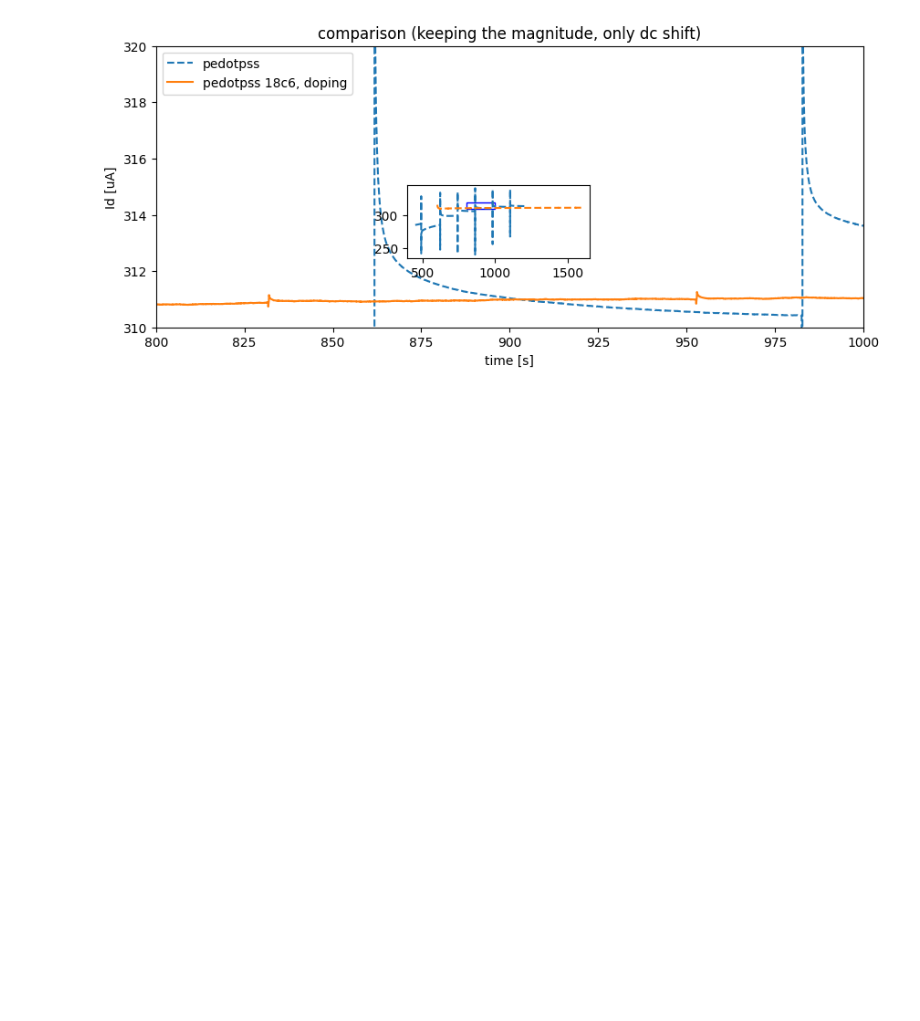
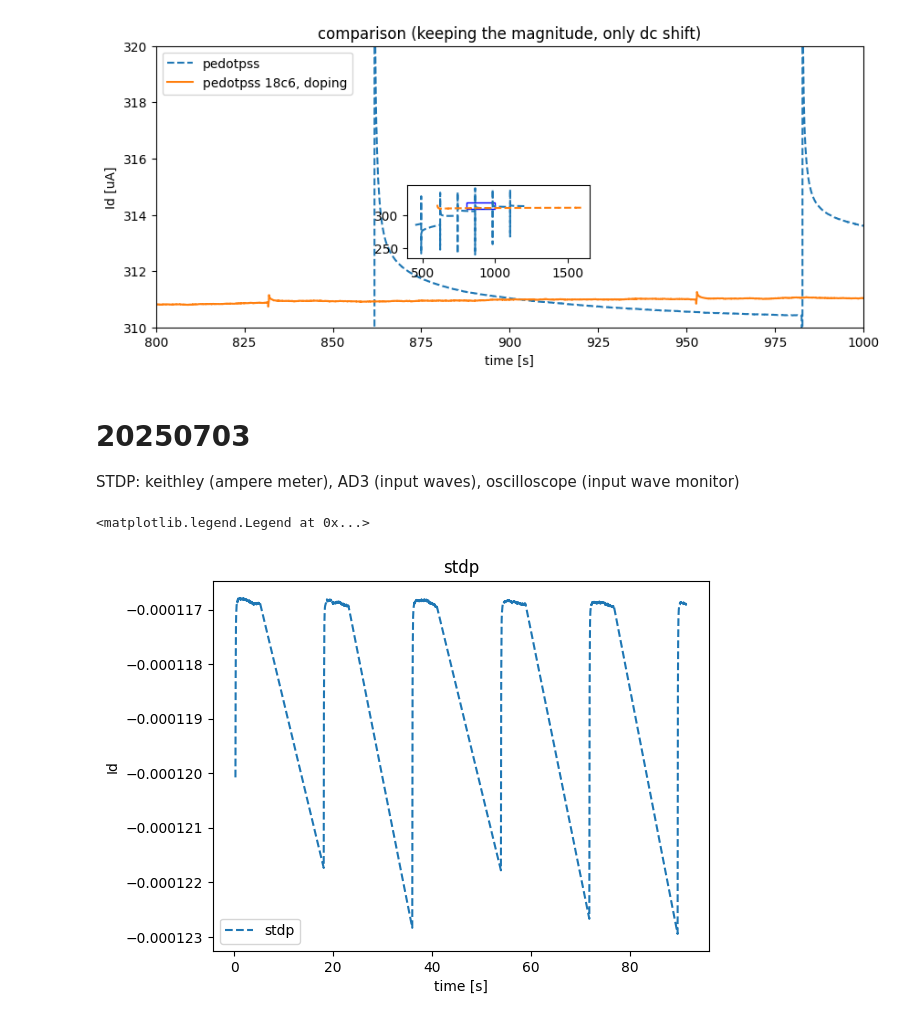
Before and after one commit to LaN-Tran/Code_for_experiments_at_Tue, a Jupyter notebook: codes/plot_exp_data.ipynb, the cells around one changed output. Cells and saved outputs as stored; diff of their text form; code cells hidden in the pictures; blank space fills up the shorter version.

```diff
--- a/codes/plot_exp_data.ipynb
+++ b/codes/plot_exp_data.ipynb
@@ -634,3 +634,27 @@ inset.add_patch(rect)
 # %% [output]
 <matplotlib.patches.Rectangle at 0x...>
 [figure]
+# %% [markdown]
+# 20250703
+
+STDP: keithley (ampere meter), AD3 (input waves), oscilloscope (input wave monitor)
+# %%
+stdp_dg_agcl = pd.read_csv("C:/Users/20245580/LabCode/Codes_For_Experiments/exp_data/20250703/stdp_oect6_dg_AgAgCl.csv")
+
+stdp_t = stdp_dg_agcl['time']
+stdp_i = stdp_dg_agcl['i_channel']
+
+plt.figure()
+plt.title("stdp")
+start = 0
+end = len(stdp_t) -17500
+plt.plot(stdp_t[start:end], stdp_i[start:end], '--', label ='stdp')
+
+# plt.ylim(310, 313)
+plt.xlabel("time [s]")
+plt.ylabel("Id")
+plt.yscale("linear")
+plt.legend()
+# %% [output]
+<matplotlib.legend.Legend at 0x...>
+[figure, added]
```
Also changed, not shown: parts of 7 cells of this notebook, 8 other files.
